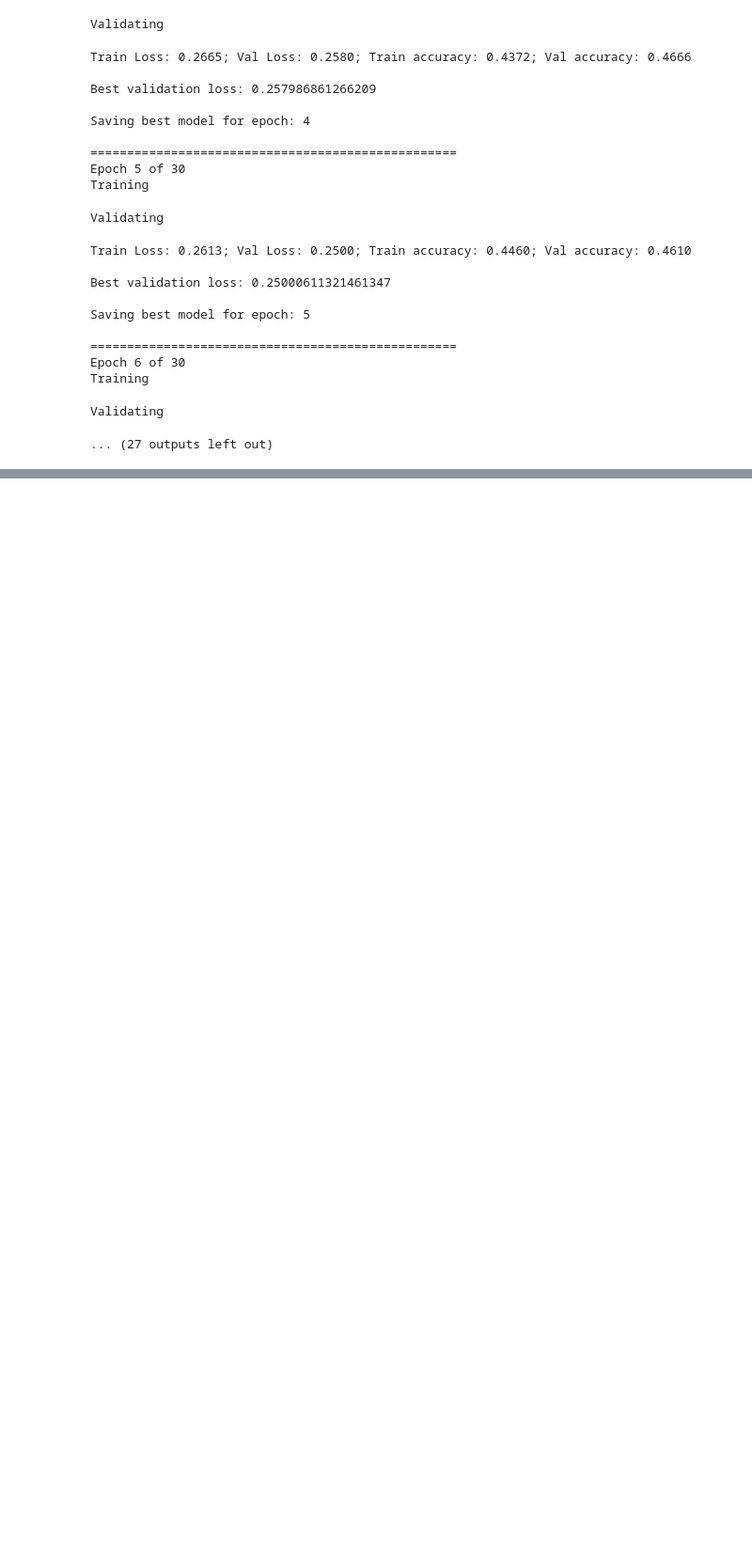
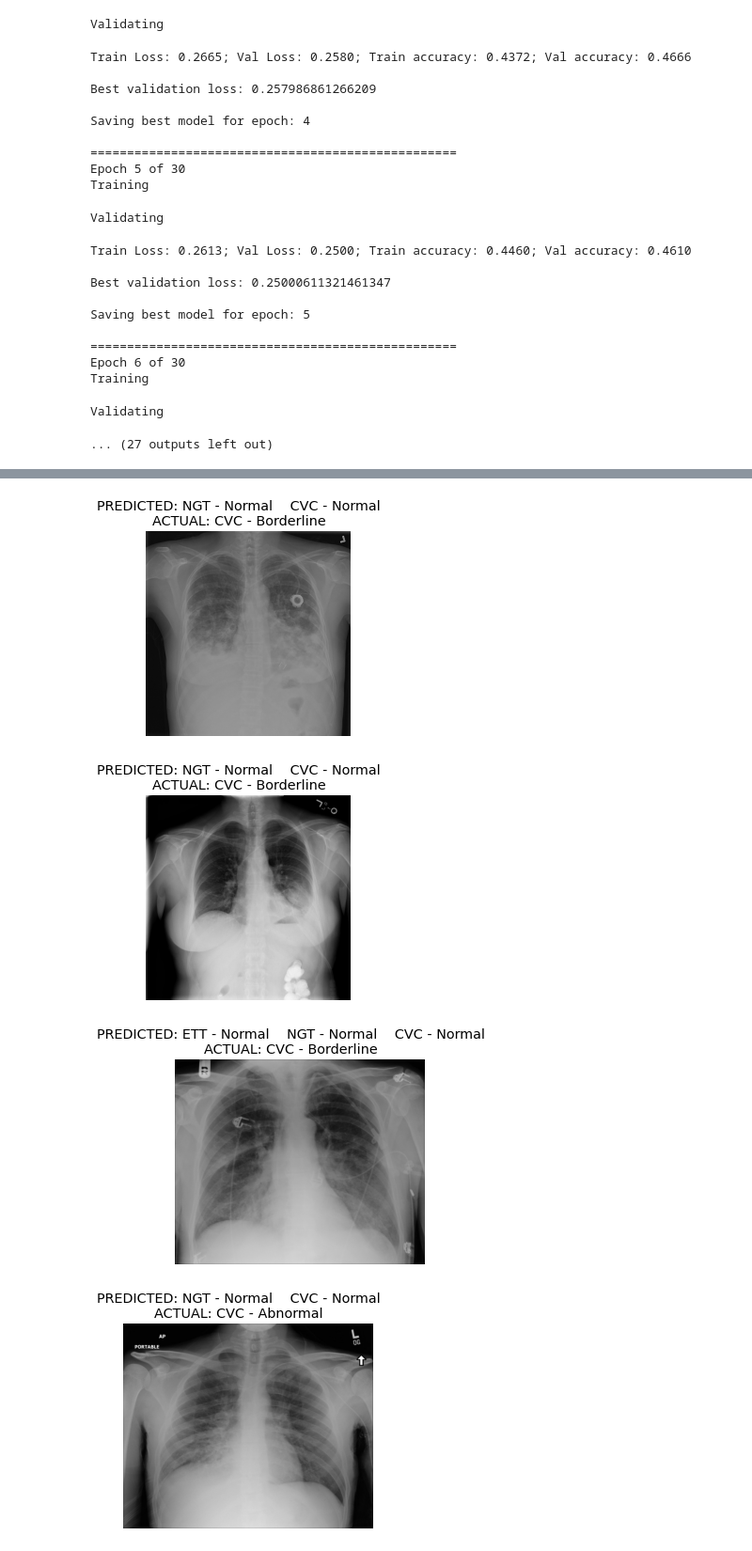
Before and after one commit to yxmauw/cxr-multilabel-clf, a Jupyter notebook: enet-colab.ipynb, the cells around one changed output, grey strips where cells are left out. Shown at 94% size. Cells and saved outputs as stored; diff of their text form; code cells hidden in the pictures; blank space fills up the shorter version.

```diff
--- a/enet-colab.ipynb
+++ b/enet-colab.ipynb
@@ -432,0 +478,10 @@ Validating
+# %%
+# initialize the computation device
+device = torch.device('cuda' if torch.cuda.is_available() else 'cpu')
+#intialize the model
+test_model = model(pretrained=False, requires_grad=False).to(device)
+# load the model checkpoint
+checkpoint = torch.load(model_path, map_location=torch.device('cpu'))
+# load model weights state_dict
+test_model.load_state_dict(checkpoint['model_state_dict'])
+test_model.eval()
@@ -432,0 +506,10 @@ Validating
+# %%
+# prepare the test dataset and dataloader
+test_data = ImageDataset(
+    train_df, train=False, test=True
+)
+test_loader = DataLoader(
+    test_data,
+    batch_size=1,
+    shuffle=False
+)
@@ -432,0 +522,30 @@ Validating
+# %%
+for counter, data in enumerate(test_loader):
+    image, target = data['image'].to(device), data['label']
+    # get all the index positions where value == 1
+    target_indices = [i for i in range(len(target[0])) if target[0][i] == 1]
+    # get the predictions by passing the image through the model
+    outputs = test_model(image) # predictions
+    outputs = torch.sigmoid(outputs)
+    outputs = outputs.detach().cpu()
+    prob_indices = torch.flatten(np.argwhere(outputs[0]>0.4)) # adjust probability threshold here, need flatten to convert 2d to 1d
+    # print(prob_indices) # 1d list of indices e.g. 6 to correspond to label
+    string_predicted = ''
+    string_actual = ''
+    for i in range(len(prob_indices)):
+        string_predicted += f"{tube_statuses[prob_indices[i]]}    " #string concat
+    for i in range(len(target_indices)):
+        string_actual += f"{tube_statuses[target_indices[i]]}    "
+    image = image.squeeze(0)
+    image = image.detach().cpu().numpy()
+    image = np.transpose(image, (1, 2, 0))
+    plt.imshow(image)
+    plt.axis('off')
+    plt.title(f"PREDICTED: {string_predicted}\nACTUAL: {string_actual}")
+    # plt.savefig(f"drive/MyDrive/Colab Notebooks/inferences/inference_{counter}.jpg")
+    plt.show()
+# %% [output]
+[figure, added]
+[figure, added]
+[figure, added]
+[figure, added]
```
Also changed, not shown: parts of 27 cells of this notebook.
